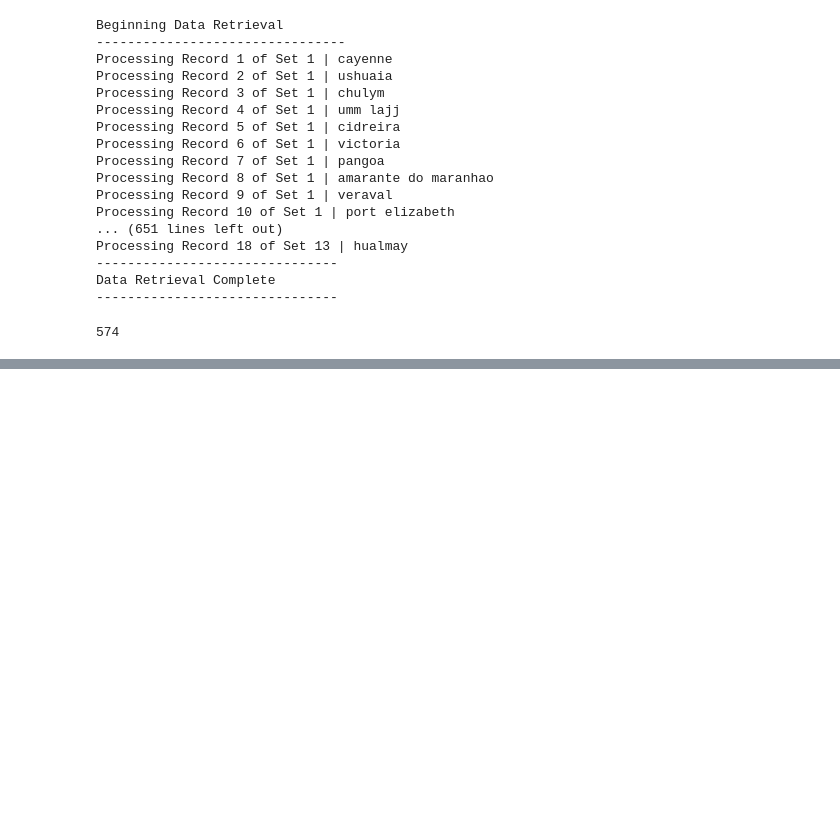
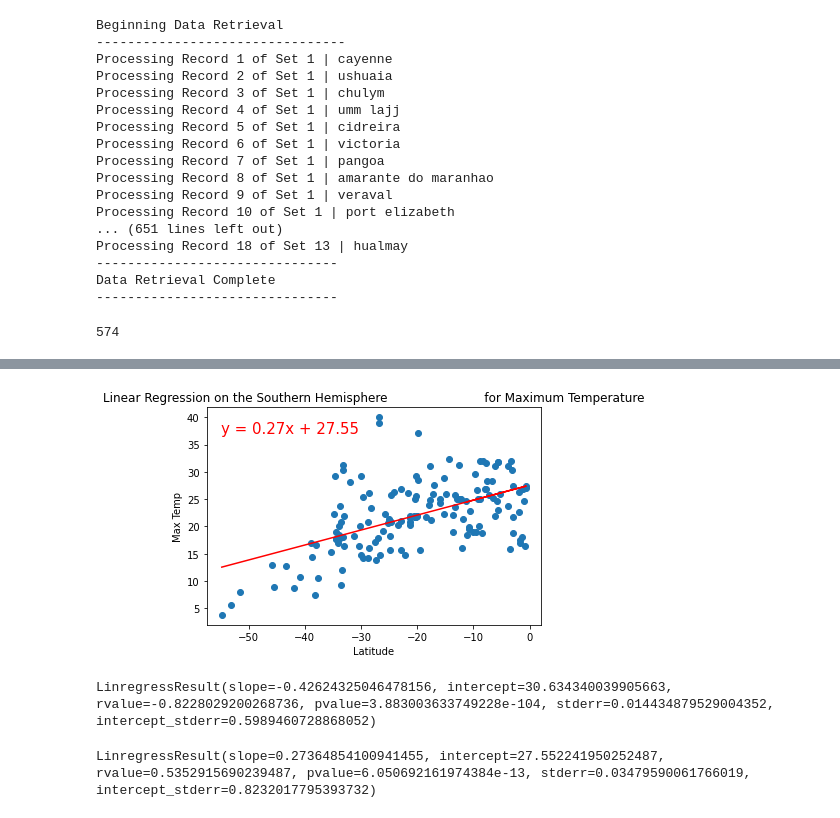
Before and after one commit to rrantxa/world_weather_analysis, a Jupyter notebook: WeatherPy.ipynb, the cells around one changed output, grey strips where cells are left out. Saved outputs shown, nothing was run; the diff lists cells and outputs as text; code cells hidden in the pictures; blank space fills up the shorter version.

```diff
--- a/WeatherPy.ipynb
+++ b/WeatherPy.ipynb
@@ -270,0 +359,20 @@ plt.show()
+# %%
+#Linear regression on the Southern Hemisphere.
+x_values = southern_hemi_df["Lat"]
+y_values = southern_hemi_df["Max Temp"]
+# Call the function.
+plot_linear_regression(x_values, y_values,
+                       'Linear Regression on the Southern Hemisphere \
+                        for Maximum Temperature', 'Max Temp',(-55, 37))
+# %% [output]
+[figure, added]
+# %%
+linear_regress_north = linregress(northern_hemi_df["Lat"], northern_hemi_df["Max Temp"])
+linear_regress_north
+# %% [output]
+LinregressResult(slope=-0.42624325046478156, intercept=30.634340039905663, rvalue=-0.8228029200268736, pvalue=3.883003633749228e-104, stderr=0.014434879529004352, intercept_stderr=0.5989460728868052)
+# %%
+linear_regress_south = linregress(southern_hemi_df["Lat"], southern_hemi_df["Max Temp"])
+linear_regress_south
+# %% [output]
+LinregressResult(slope=0.27364854100941455, intercept=27.552241950252487, rvalue=0.5352915690239487, pvalue=6.050692161974384e-13, stderr=0.03479590061766019, intercept_stderr=0.8232017795393732)
```
Also changed, not shown: parts of 39 cells of this notebook, 1 other file.
